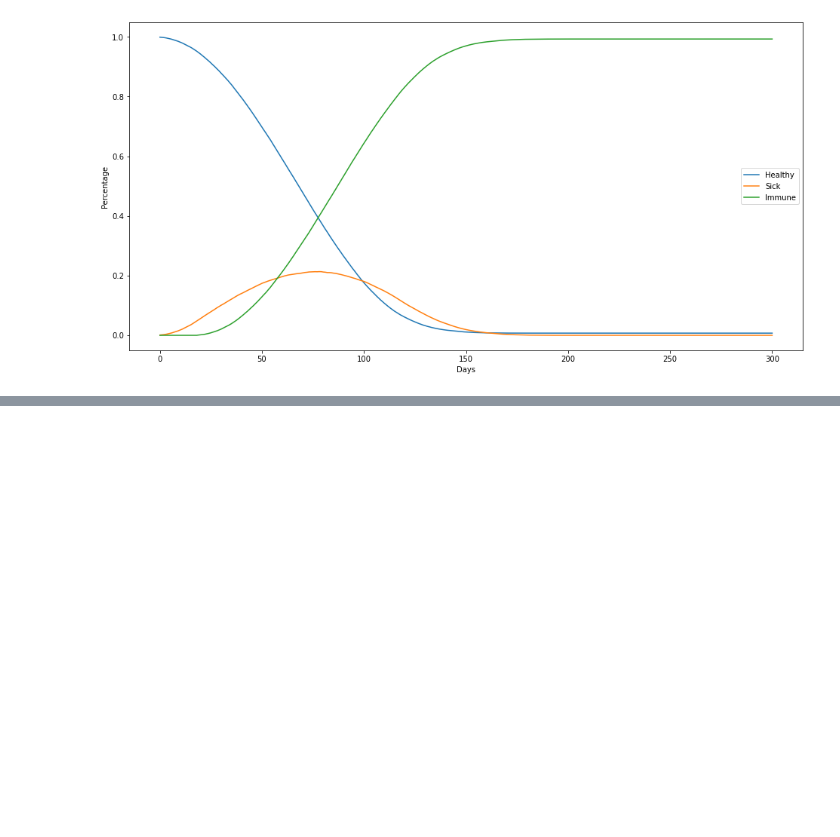
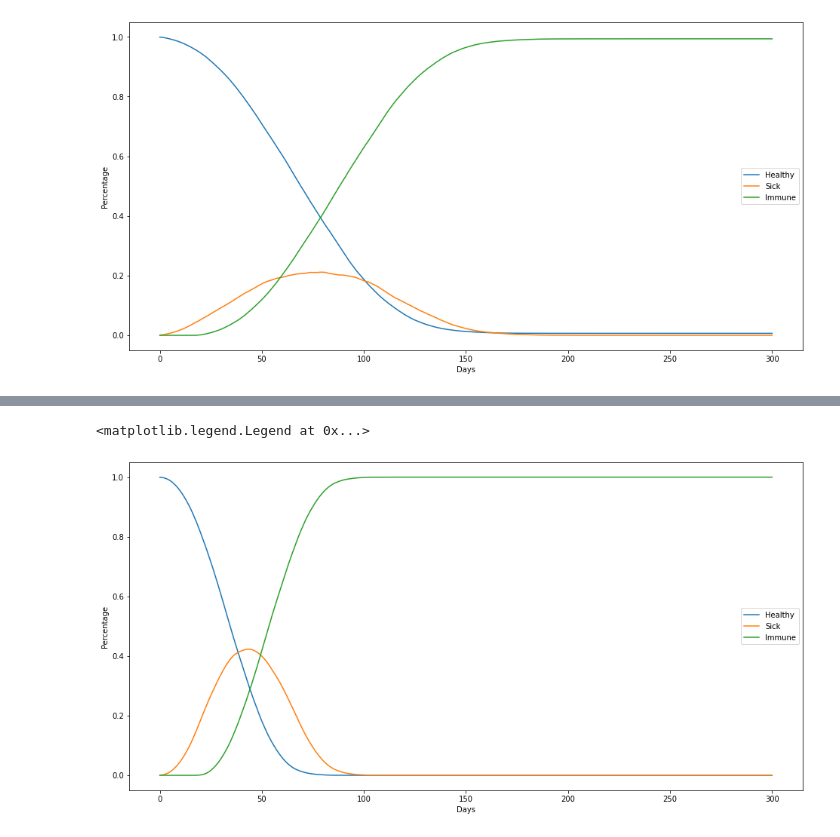
Before and after one commit to tmog123/RandomAnalysis, a Jupyter notebook: Pandemic_modelling.ipynb, the cells around one changed output, grey strips where cells are left out. Cells and saved outputs as stored; diff of their text form; code cells hidden in the pictures; blank space fills up the shorter version.

```diff
--- a/Pandemic_modelling.ipynb
+++ b/Pandemic_modelling.ipynb
@@ -277,0 +274,12 @@ KeyboardInterrupt:
+# %%
+ave_results = exp_N2000.get_results_average()
+plt.figure(figsize=(16, 8))
+plt.plot(ave_results['healthy'],label='Healthy')
+plt.plot(ave_results['sick'],label='Sick')
+plt.plot(ave_results['immune'],label='Immune')
+plt.xlabel('Days')
+plt.ylabel('Percentage')
+plt.legend()
+# %% [output]
+<matplotlib.legend.Legend at 0x...>
+[figure, added]
```
Also changed, not shown: parts of 8 cells of this notebook.
